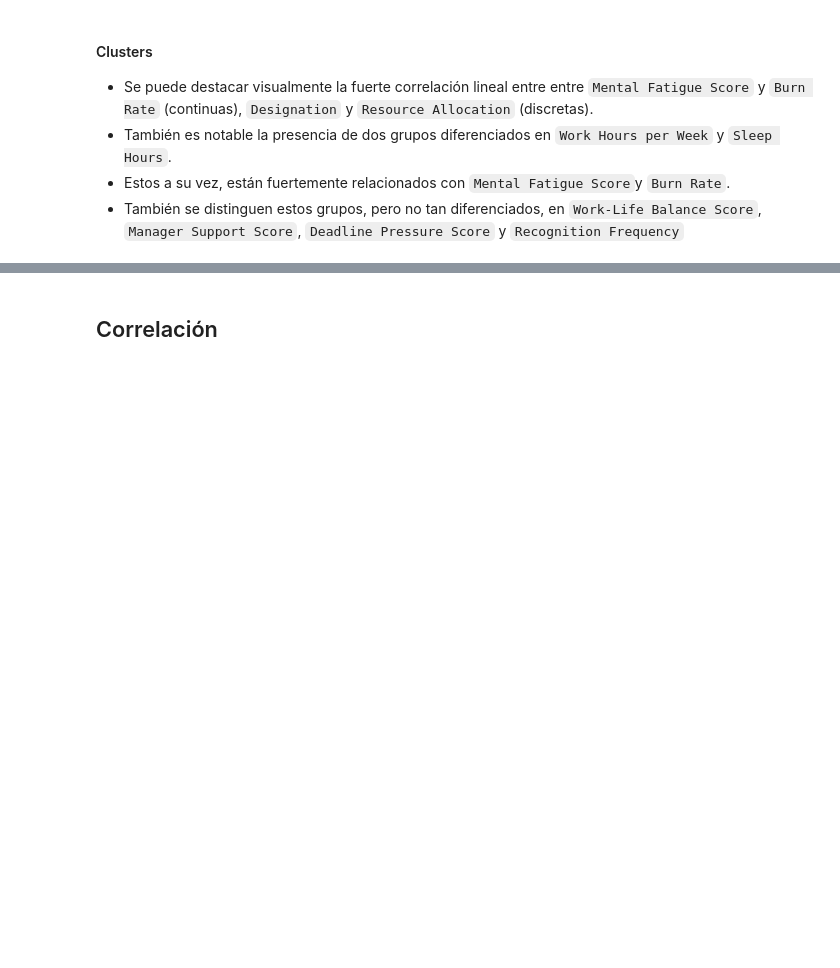
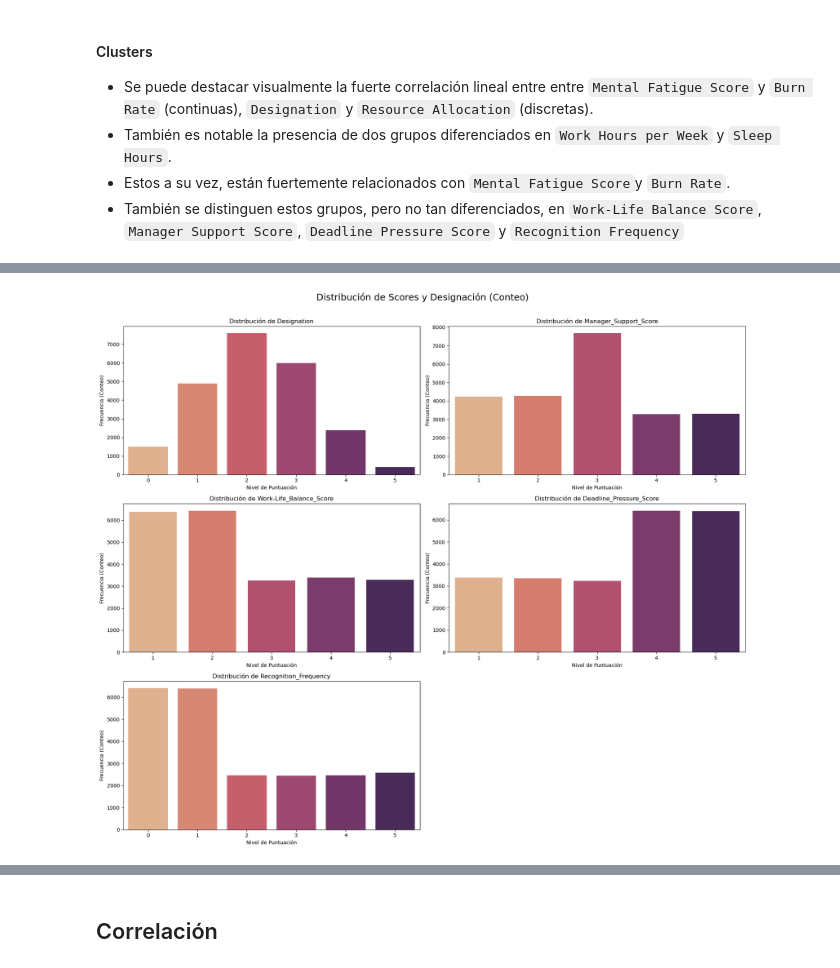
Before and after one commit to ferkrodriguez98/mlops2_ceia, a Jupyter notebook: EDA.ipynb, the cells around one changed output, grey strips where cells are left out. Saved outputs shown, nothing was run; the diff lists cells and outputs as text; code cells hidden in the pictures; blank space fills up the shorter version.

```diff
--- a/EDA.ipynb
+++ b/EDA.ipynb
@@ -167,0 +277,31 @@ sns.pairplot(df[numerical_cols])
+# %%
+# GRÁFICOS DE VARIABLES CATEGÓRICAS/ORDINALES RESTANTES
+categorical_cols_ordered = [
+    'Designation', 'Manager_Support_Score',
+    'Work-Life_Balance_Score', 'Deadline_Pressure_Score', 'Recognition_Frequency'
+]
+
+n_cat = len(categorical_cols_ordered)
+# 3 filas x 2 columnas para 5 features (la última queda vacía)
+fig_cat, axes_cat = plt.subplots(3, 2, figsize=(18, 15))
+fig_cat.suptitle('Distribución de Scores y Designación (Conteo)', fontsize=18, y=1.02)
+
+for i, col in enumerate(categorical_cols_ordered):
+    row = i // 2
+    col_idx = i % 2
+    ax = axes_cat[row, col_idx]
+
+    sns.countplot(data=df, x=col, hue=col, ax=ax, palette="flare", order=sorted(df[col].unique()), legend=False)
+
+    ax.tick_params(axis='x', rotation=0)
+    ax.set_title(f'Distribución de {col}', fontsize=12)
+    ax.set_ylabel('Frecuencia (Conteo)')
+    ax.set_xlabel('Nivel de Puntuación')
+
+# Eliminar el subplot vacío
+fig_cat.delaxes(axes_cat.flatten()[n_cat])
+
+plt.tight_layout(rect=[0, 0, 1, 1.01])
+plt.show()
+# %% [output]
+[figure, added]
```
Also changed, not shown: parts of 15 cells of this notebook.
